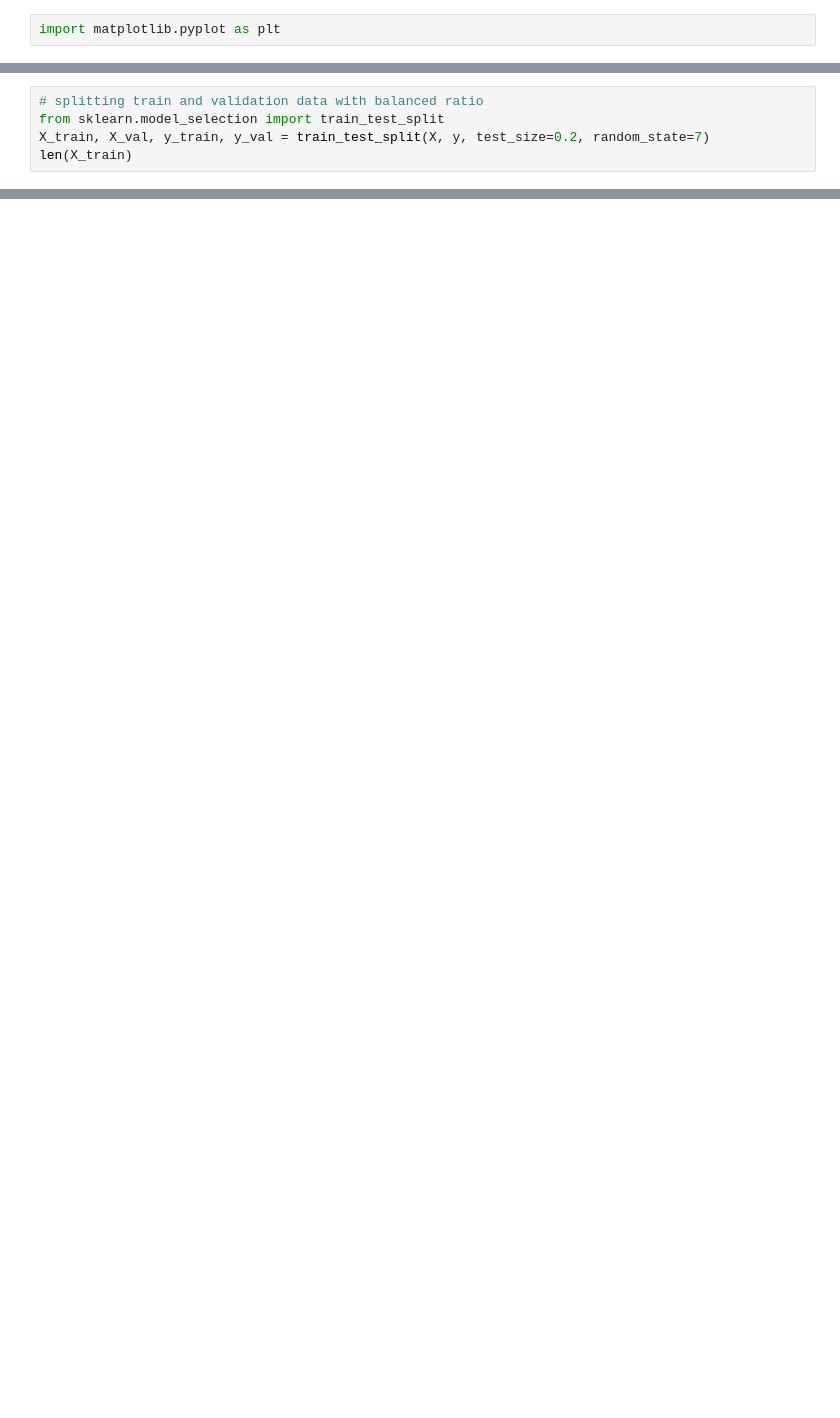
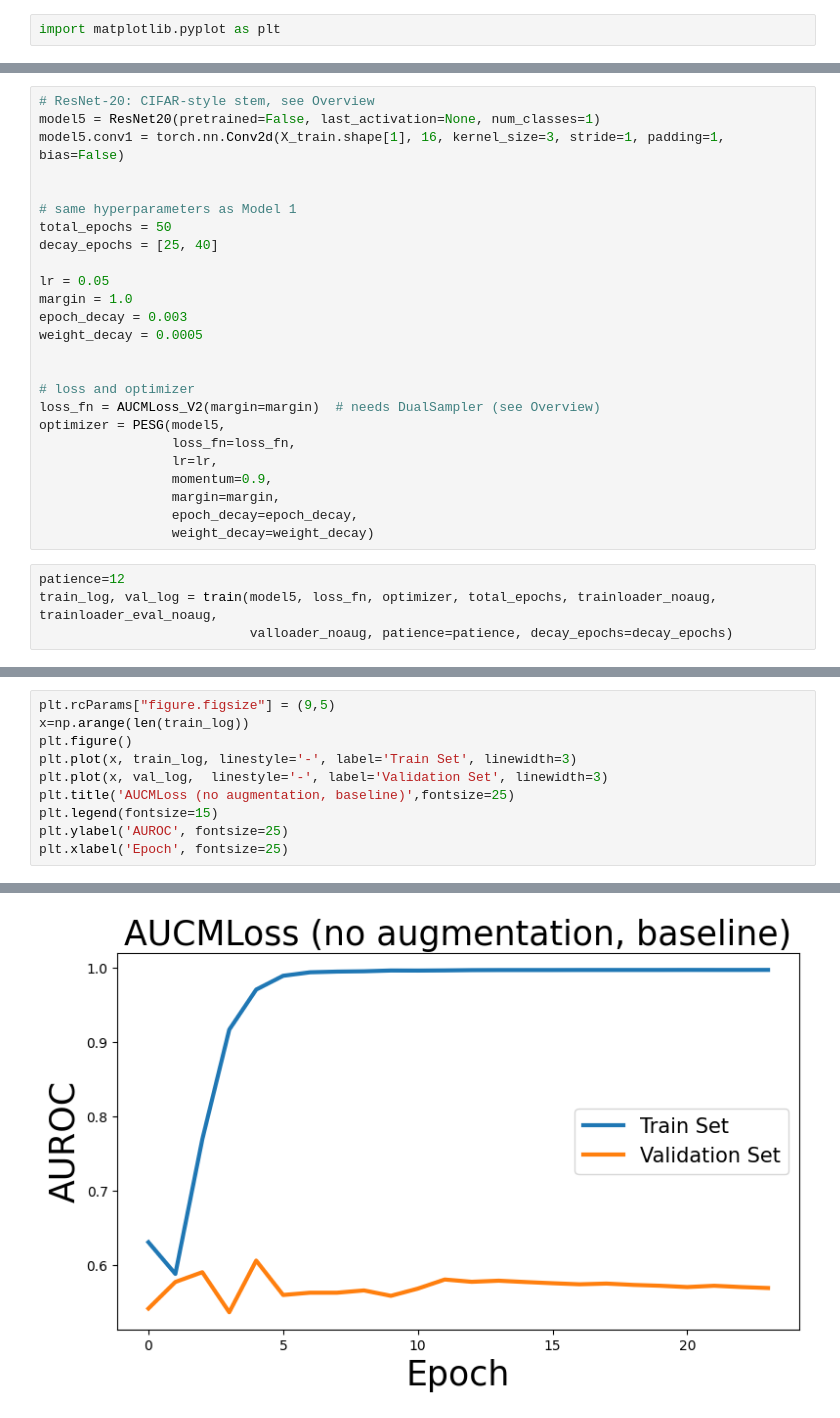
Before and after one commit to chihoon1/medical_image_auc_maximization, a Jupyter notebook: SynapseMNIST.ipynb, the cells around one changed output, grey strips where cells are left out. Drawn from its saved outputs; the diff is of its cells as text; blank space fills up the shorter version.

```diff
--- a/SynapseMNIST.ipynb
+++ b/SynapseMNIST.ipynb
@@ -566,5 +653,0 @@ y.unique(return_counts=True)
-# %%
-# splitting train and validation data with balanced ratio
-from sklearn.model_selection import train_test_split
-X_train, X_val, y_train, y_val = train_test_split(X, y, test_size=0.2, random_state=7)
-len(X_train)
@@ -654,0 +753,29 @@ torch.save(model4.state_dict(), "synapse/synapse_model4.pth")
+# %%
+# ResNet-20: CIFAR-style stem, see Overview
+model5 = ResNet20(pretrained=False, last_activation=None, num_classes=1)
+model5.conv1 = torch.nn.Conv2d(X_train.shape[1], 16, kernel_size=3, stride=1, padding=1, bias=False)
+
+
+# same hyperparameters as Model 1
+total_epochs = 50
+decay_epochs = [25, 40]
+
+lr = 0.05
+margin = 1.0
+epoch_decay = 0.003
+weight_decay = 0.0005
+
+
+# loss and optimizer
+loss_fn = AUCMLoss_V2(margin=margin)  # needs DualSampler (see Overview)
+optimizer = PESG(model5,
+                 loss_fn=loss_fn,
+                 lr=lr,
+                 momentum=0.9,
+                 margin=margin,
+                 epoch_decay=epoch_decay,
+                 weight_decay=weight_decay)
+# %%
+patience=12
+train_log, val_log = train(model5, loss_fn, optimizer, total_epochs, trainloader_noaug, trainloader_eval_noaug,
+                           valloader_noaug, patience=patience, decay_epochs=decay_epochs)
@@ -654,0 +800,11 @@ torch.save(model4.state_dict(), "synapse/synapse_model4.pth")
+# %%
+plt.rcParams["figure.figsize"] = (9,5)
+x=np.arange(len(train_log))
+plt.figure()
+plt.plot(x, train_log, linestyle='-', label='Train Set', linewidth=3)
+plt.plot(x, val_log,  linestyle='-', label='Validation Set', linewidth=3)
+plt.title('AUCMLoss (no augmentation, baseline)',fontsize=25)
+plt.legend(fontsize=15)
+plt.ylabel('AUROC', fontsize=25)
+plt.xlabel('Epoch', fontsize=25)
+# %% [output]
@@ -654,0 +812 @@ torch.save(model4.state_dict(), "synapse/synapse_model4.pth")
+[figure, added]
```
Also changed, not shown: parts of 88 cells of this notebook, 6 other files.
